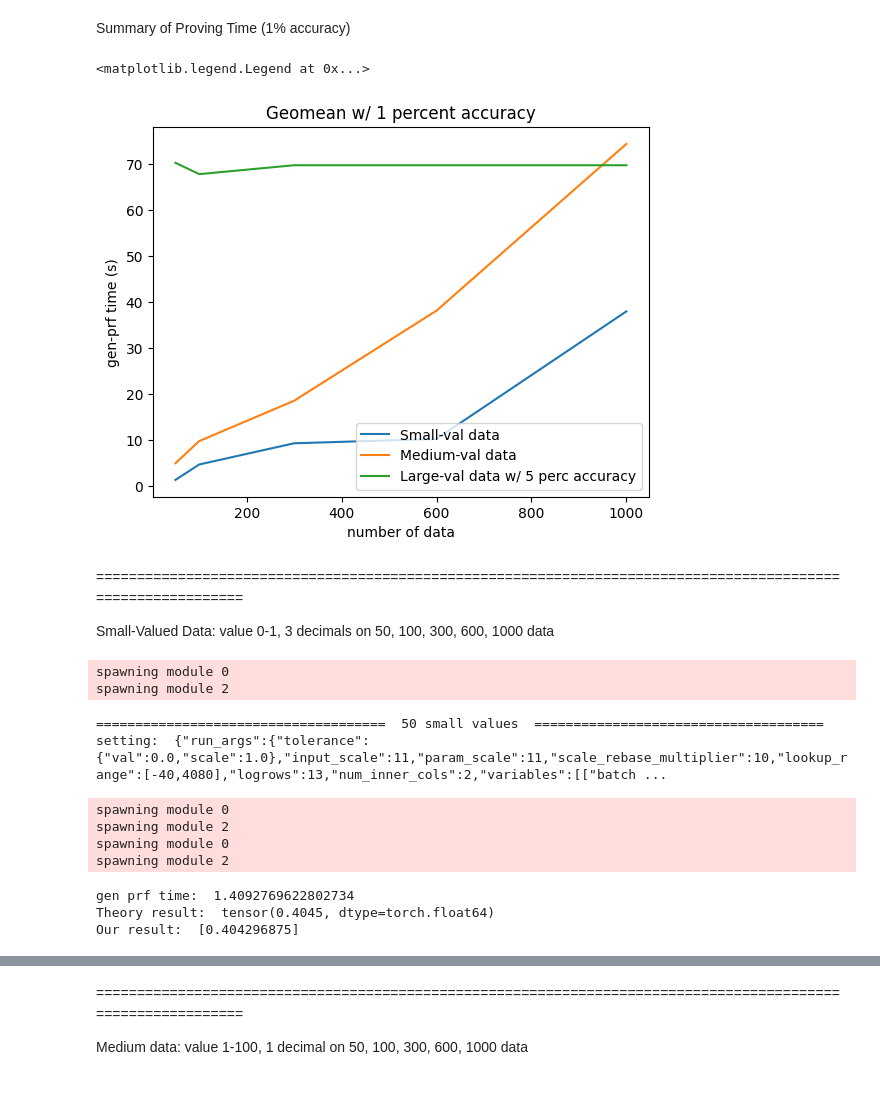
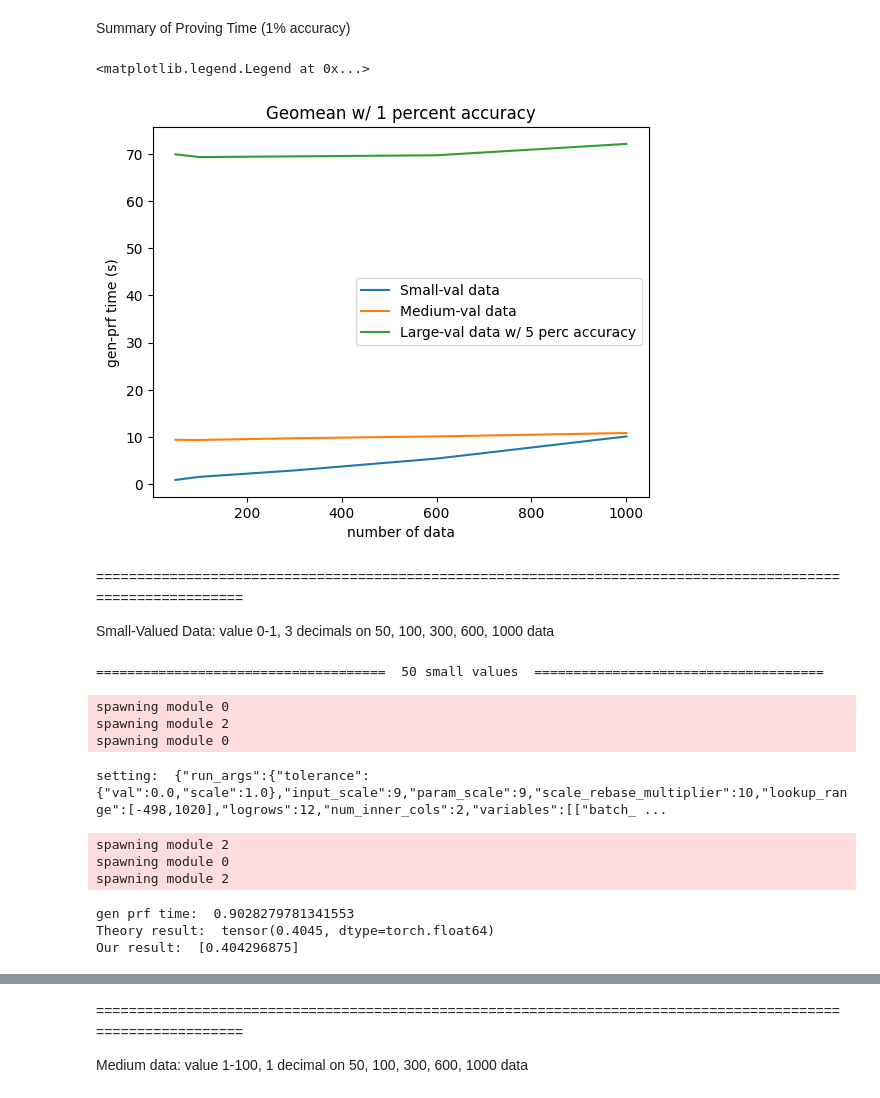
Before and after one commit to ZKStats/zk-stats-lib, a Jupyter notebook: benchmark/one_column/bench_geomean.ipynb, the cells around one changed output, grey strips where cells are left out. Drawn from its saved outputs; the diff is of its cells as text; code cells hidden in the pictures.

```diff
--- a/benchmark/one_column/bench_geomean.ipynb
+++ b/benchmark/one_column/bench_geomean.ipynb
@@ -51,40 +49,41 @@ Summary of Proving Time (1% accuracy)
 # %%
 # Hence calibrate scale accordingly to compres the circuit size as long as the answer still within 1 percent
 import matplotlib.pyplot as plt
 data_number = [50, 100, 300, 600, 1000]
-sm_time = [1.4092769622802734, 4.761872053146362, 9.371212005615234, 10.317855834960938, 38.031978130340576]
+sm_time = [0.9028279781341553, 1.5441746711730957, 2.9084150791168213, 5.424371004104614, 10.114448070526123]
+
 plt.title("Geomean w/ 1 percent accuracy")
 plt.xlabel("number of data")
 plt.ylabel("gen-prf time (s)")
 plt.plot(data_number, sm_time, label = 'Small-val data')
 
-med_time = [5.023013114929199, 9.846503019332886, 18.612632989883423, 38.19254398345947, 74.42504096031189]
+med_time = [9.403581857681274, 9.359130144119263, 9.733612060546875, 10.122606039047241, 10.841309309005737]
 plt.plot(data_number, med_time, label = 'Medium-val data')
 # circuit of 600 and 1000 data are too big, so we put same number as in case of 100
-lar_time = [70.32326078414917, 67.8628363609314, 69.79353213310242,69.79353213310242, 69.79353213310242 ]
+lar_time = [69.89282393455505, 69.30994296073914, 69.45930123329163, 69.69191193580627, 72.0965039730072]
 plt.plot(data_number, lar_time, label = 'Large-val data w/ 5 perc accuracy')
 
 
 plt.legend()
 # %% [output]
 <matplotlib.legend.Legend at 0x...>
-[figure, old version]
+[figure, new version]
 # %% [markdown]
 =============================================================================================================
 
 Small-Valued Data: value 0-1, 3 decimals on 50, 100, 300, 600, 1000 data
 # %%
-bench_one([data_sm_50_path], model_func,gen_param_func, "50 small values",[11], "resources")
+bench_one([data_sm_50_path], model_func,gen_param_func, "50 small values","default", "resources")
 # %% [output]
-spawning module 0
-spawning module 2
+=====================================  50 small values  =====================================
-=====================================  50 small values  =====================================
-setting:  {"run_args":{"tolerance":{"val":0.0,"scale":1.0},"input_scale":11,"param_scale":11,"scale_rebase_multiplier":10,"lookup_range":[-40,4080],"logrows":13,"num_inner_cols":2,"variables":[["batch ...
+spawning module 0
+spawning module 2
+spawning module 0
-spawning module 0
-spawning module 2
-spawning module 0
-spawning module 2
+setting:  {"run_args":{"tolerance":{"val":0.0,"scale":1.0},"input_scale":9,"param_scale":9,"scale_rebase_multiplier":10,"lookup_range":[-498,1020],"logrows":12,"num_inner_cols":2,"variables":[["batch_ ...
-gen prf time:  1.4092769622802734
-Theory result:  tensor(0.4045, dtype=torch.float64)
-Our result:  [0.404296875]
+spawning module 2
+spawning module 0
+spawning module 2
+gen prf time:  0.9028279781341553
+Theory result:  tensor(0.4045, dtype=torch.float64)
+Our result:  [0.404296875]
 # %%
```
Also changed, not shown: parts of 15 cells of this notebook, 2 other files.
